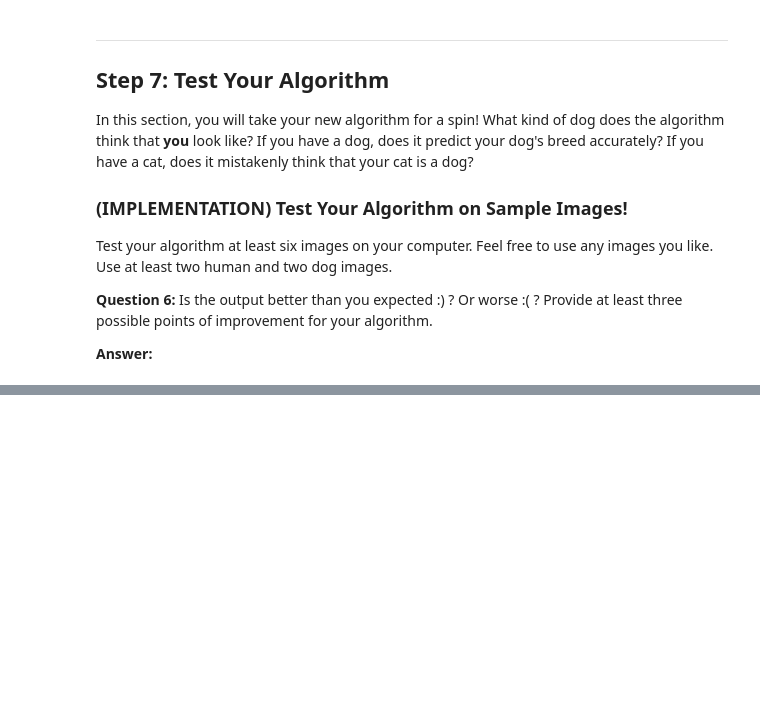
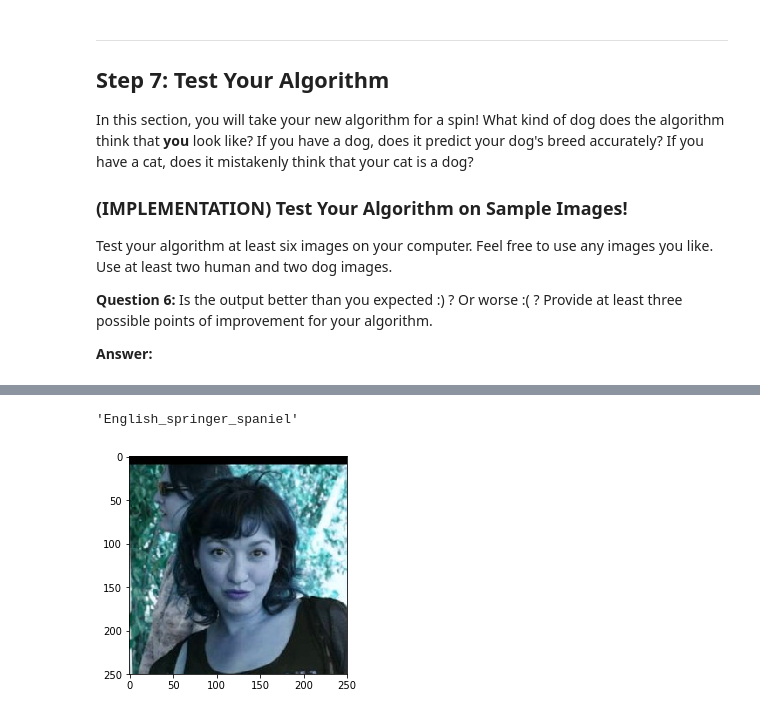
Before and after one commit to srdantas/cnn-dog-classification, a Jupyter notebook: dog_app.ipynb, the cells around one changed output, grey strips where cells are left out. Cells and saved outputs as stored; diff of their text form; code cells hidden in the pictures; blank space fills up the shorter version.

```diff
--- a/dog_app.ipynb
+++ b/dog_app.ipynb
@@ -736,0 +736,6 @@ __Answer:__
+# %%
+plt.imshow(cv2.imread(human_files[1]))
+algoritm(human_files[1])
+# %% [output]
+'English_springer_spaniel'
+[figure, added]
```
Also changed, not shown: parts of 19 cells of this notebook.
